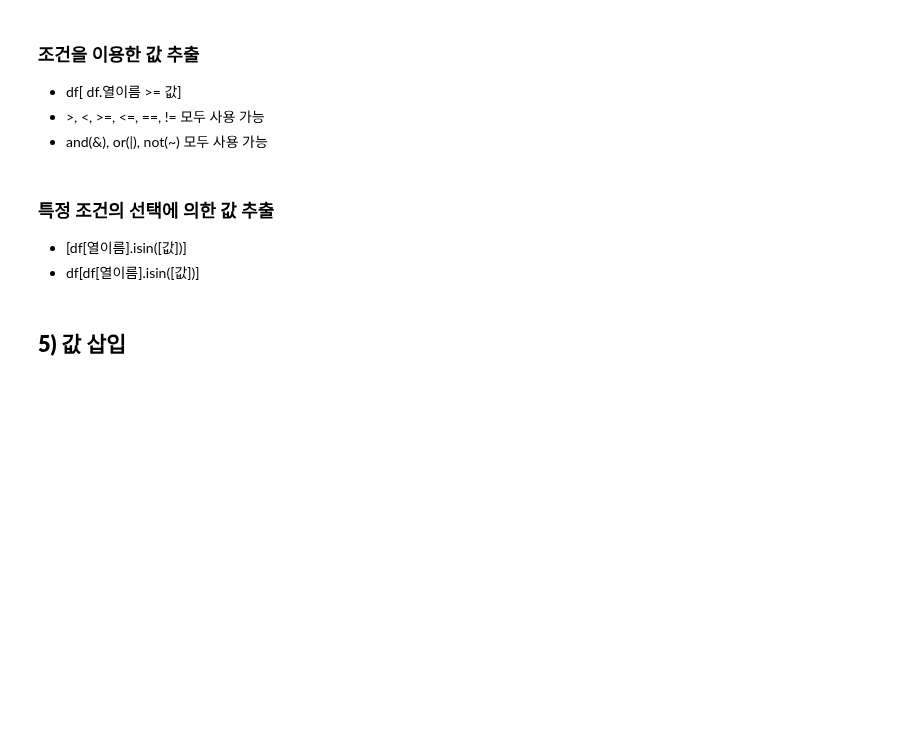
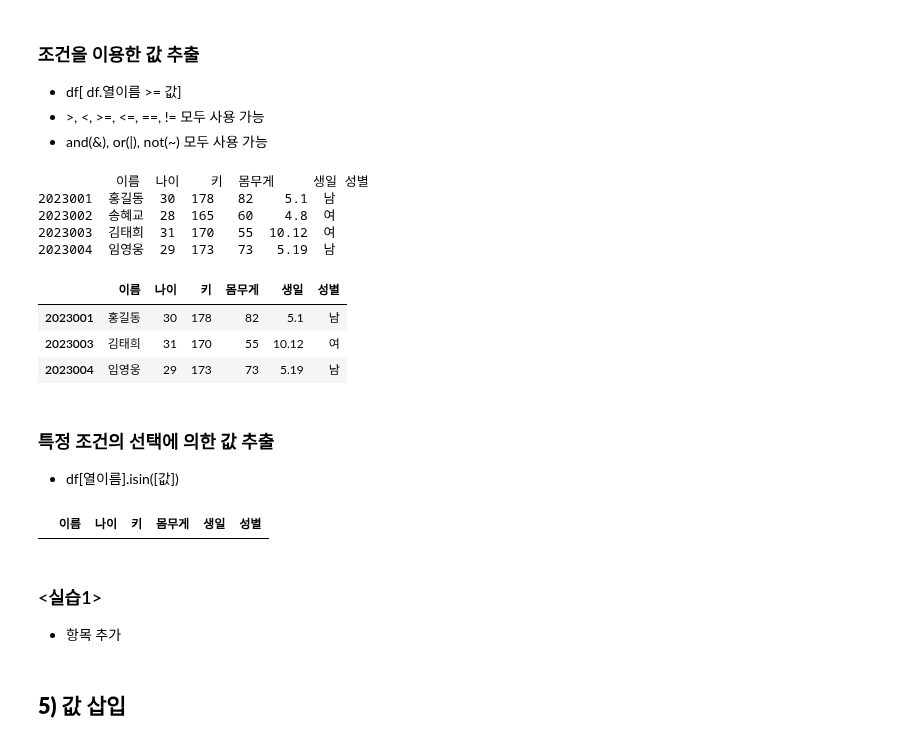
Before and after one commit to hongrolee/Python, a Jupyter notebook: colab/파이썬_중급_Pandas.ipynb, the cells around one changed output. Drawn from its saved outputs; the diff is of its cells as text; code cells hidden in the pictures; blank space fills up the shorter version.

```diff
--- a/colab/파이썬_중급_Pandas.ipynb
+++ b/colab/파이썬_중급_Pandas.ipynb
@@ -97,3 +106,8 @@ df
+# %%
+df = df.set_index('학번', drop = False)
+print(df)
+df.reset_index()
+print(df)
 # %% [markdown]
 ### 데이터 정보 확인
 
@@ -161,11 +183,34 @@ Name: 2023001, dtype: object
 *   df[ df.열이름 >= 값]
 *   \>, <, >=, <=, ==, != 모두 사용 가능
 *   and(&), or(|), not(~) 모두 사용 가능
+# %%
+print(df)
+print()
+df[df['키'] >= 170]
+# %% [output]
+          이름  나이    키  몸무게     생일 성별
+2023001  홍길동  30  178   82    5.1  남
+2023002  송혜교  28  165   60    4.8  여
+2023003  김태희  31  170   55  10.12  여
+2023004  임영웅  29  173   73   5.19  남
+|  | 이름 | 나이 | 키 | 몸무게 | 생일 | 성별 |
+| 2023001 | 홍길동 | 30 | 178 | 82 | 5.1 | 남 |
+| 2023003 | 김태희 | 31 | 170 | 55 | 10.12 | 여 |
+| 2023004 | 임영웅 | 29 | 173 | 73 | 5.19 | 남 |
 # %% [markdown]
 ### 특정 조건의 선택에 의한 값 추출
 
-*   [df[열이름].isin([값])]
-*   df[df[열이름].isin([값])]
+*   df[열이름].isin([값])
+# %%
+import numpy as np
+a = df[df['나이'].isin(np.arange(33,40))]
+a
+# %% [output]
+|  | 이름 | 나이 | 키 | 몸무게 | 생일 | 성별 |
+# %% [markdown]
+### <실습1>
+
+*   항목 추가
 # %% [markdown]
 ## **5) 값 삽입**
 # %% [markdown]
```
Also changed, not shown: parts of 5 cells of this notebook.
